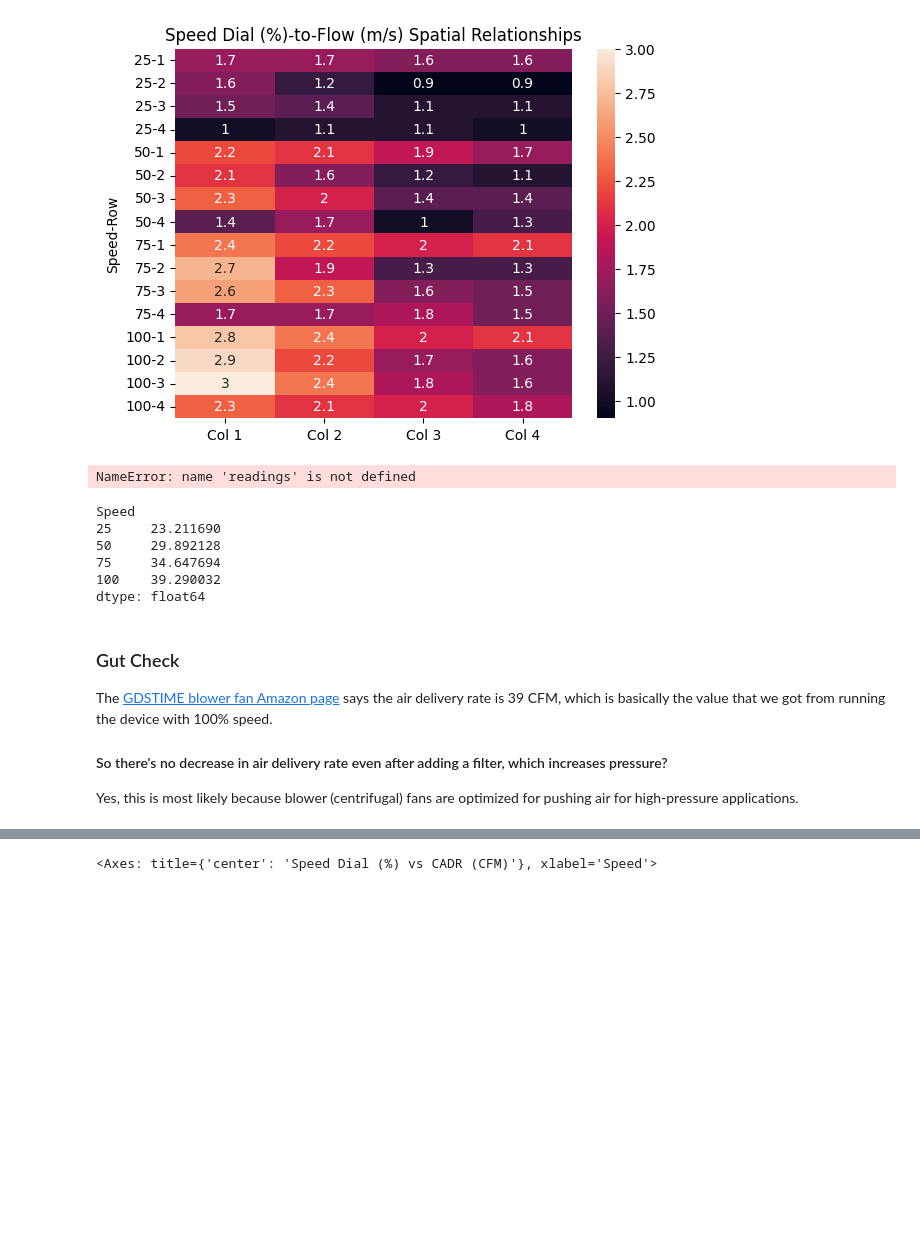
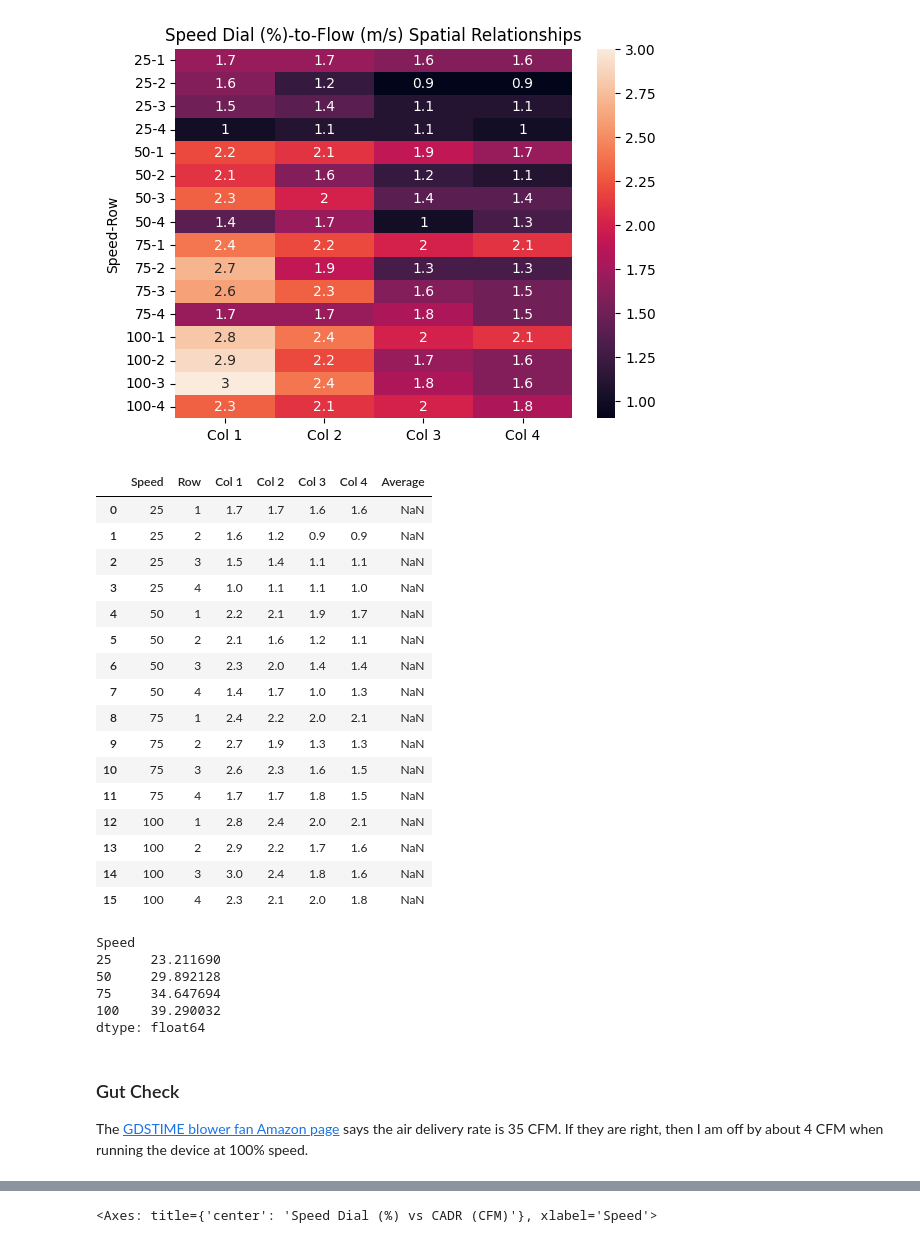
Before and after one commit to Edderic/breathesafe, a Jupyter notebook: python/notebooks/air-cleaning-results.ipynb, the cells around one changed output, grey strips where cells are left out. Saved outputs shown, nothing was run; the diff lists cells and outputs as text; code cells hidden in the pictures; blank space fills up the shorter version.

```diff
--- a/python/notebooks/air-cleaning-results.ipynb
+++ b/python/notebooks/air-cleaning-results.ipynb
@@ -279,13 +352,32 @@ speed_estimates = readings.groupby('Speed').sum()[['Col 1', 'Col 2', 'Col 3', 'C
 length = 100 # millimeters
 width = 90 # millimeters
 area = length * width / 1000000 # square meters
+# %%
+readings
+# %% [output]
+|  | Speed | Row | Col 1 | Col 2 | Col 3 | Col 4 | Average |
+| 0 | 25 | 1 | 1.7 | 1.7 | 1.6 | 1.6 | NaN |
+| 1 | 25 | 2 | 1.6 | 1.2 | 0.9 | 0.9 | NaN |
+| 2 | 25 | 3 | 1.5 | 1.4 | 1.1 | 1.1 | NaN |
+| 3 | 25 | 4 | 1.0 | 1.1 | 1.1 | 1.0 | NaN |
+| 4 | 50 | 1 | 2.2 | 2.1 | 1.9 | 1.7 | NaN |
+| 5 | 50 | 2 | 2.1 | 1.6 | 1.2 | 1.1 | NaN |
+| 6 | 50 | 3 | 2.3 | 2.0 | 1.4 | 1.4 | NaN |
+| 7 | 50 | 4 | 1.4 | 1.7 | 1.0 | 1.3 | NaN |
+| 8 | 75 | 1 | 2.4 | 2.2 | 2.0 | 2.1 | NaN |
+| 9 | 75 | 2 | 2.7 | 1.9 | 1.3 | 1.3 | NaN |
+| 10 | 75 | 3 | 2.6 | 2.3 | 1.6 | 1.5 | NaN |
+| 11 | 75 | 4 | 1.7 | 1.7 | 1.8 | 1.5 | NaN |
+| 12 | 100 | 1 | 2.8 | 2.4 | 2.0 | 2.1 | NaN |
+| 13 | 100 | 2 | 2.9 | 2.2 | 1.7 | 1.6 | NaN |
+| 14 | 100 | 3 | 3.0 | 2.4 | 1.8 | 1.6 | NaN |
+| 15 | 100 | 4 | 2.3 | 2.1 | 2.0 | 1.8 | NaN |
 # %%
 cubic_feet_per_minute = compute_cadr(
+    df=readings,
     number_of_readings_per_grouping=16,
     column_names=['Col 1', 'Col 2', 'Col 3', 'Col 4'],
     groupby_cols=['Speed'],
     filter_area_sq_meters=area,
     single_pass_filtration_efficiency=0.95
 )
-# %% [output]
-NameError: name 'readings' is not defined
@@ -294,24 +384,16 @@ cubic_meters_per_second = speed_estimates * area # cubic meters per second
-# %%
-single_pass_filtration_efficiency = 0.95
-seconds_per_minute = 60
-cubic_feet_per_cubic_meter = 35.3147
-cubic_feet_per_minute = cubic_meters_per_second * seconds_per_minute * cubic_feet_per_cubic_meter * single_pass_filtration_efficiency # cubic feet per minute
-cubic_feet_per_minute
-# %% [output]
-Speed
-25     23.211690
-50     29.892128
-75     34.647694
-100    39.290032
-dtype: float64
+# %%
+cubic_feet_per_minute
+# %% [output]
+Speed
+25     23.211690
+50     29.892128
+75     34.647694
+100    39.290032
+dtype: float64
 # %% [markdown]
 ### Gut Check
 
-The [GDSTIME blower fan Amazon page](https://www.amazon.com/GDSTIME-Brushless-4-72x4-72x1-26-Inflatables-Ventilation/dp/B089Y3QPYF/ref=sr_1_6?keywords=gdstime+120mm+blower+fan&qid=1693407484&sprefix=gdstime+120mm%2Caps%2C118&sr=8-6) says the air delivery rate is 39 CFM, which is basically the value that we got from running the device with 100% speed.
-
-#### So there's no decrease in air delivery rate even after adding a filter, which increases pressure?
-
-Yes, this is most likely because blower (centrifugal) fans are optimized for pushing air for high-pressure applications.
+The [GDSTIME blower fan Amazon page](https://www.amazon.com/GDSTIME-Brushless-4-72x4-72x1-26-Inflatables-Ventilation/dp/B089Y3QPYF/ref=sr_1_6?keywords=gdstime+120mm+blower+fan&qid=1693407484&sprefix=gdstime+120mm%2Caps%2C118&sr=8-6) says the air delivery rate is 35 CFM. If they are right, then I am off by about 4 CFM when running the device at 100% speed.
 # %% [markdown]
 ## Taking into account the error from Kestrel Anemometer
 
```
Also changed, not shown: parts of 25 cells of this notebook.
